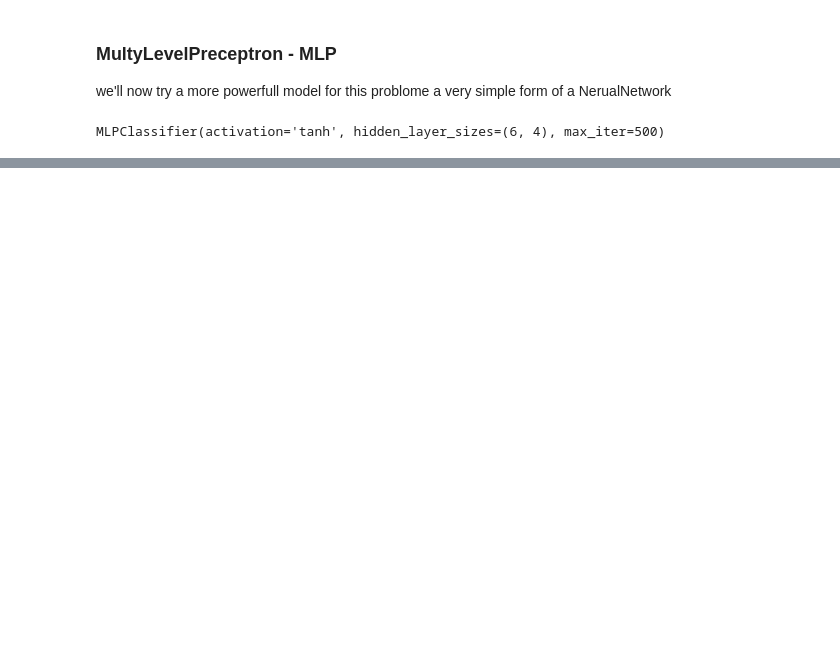
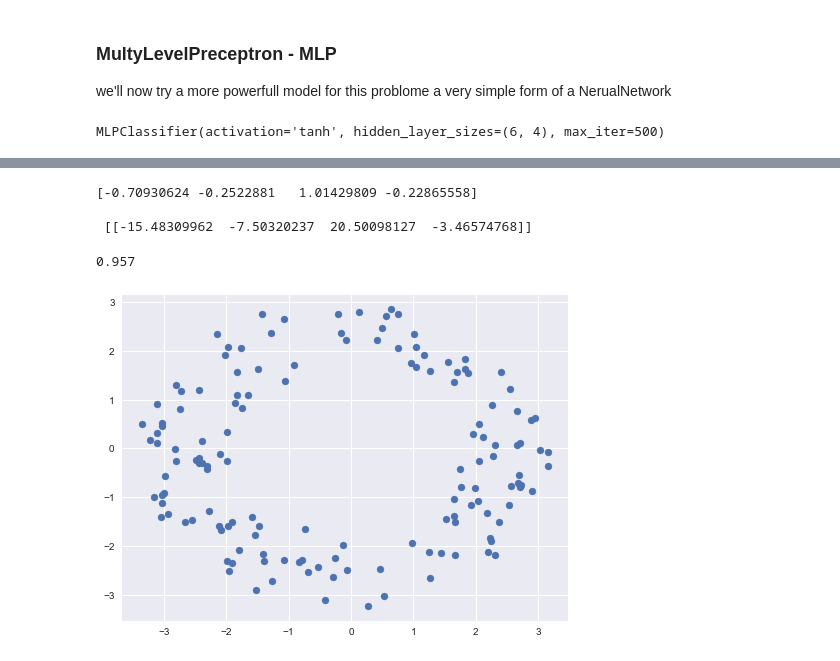
Before and after one commit to Israel0545488592/NeuralComputing1, a Jupyter notebook: train_test_adaline.ipynb, the cells around one changed output, grey strips where cells are left out. Saved outputs shown, nothing was run; the diff lists cells and outputs as text; code cells hidden in the pictures; blank space fills up the shorter version.

```diff
--- a/train_test_adaline.ipynb
+++ b/train_test_adaline.ipynb
@@ -345,9 +303,0 @@ for layer_i in range(len(mlp.coefs_)):
-# %%
-for i in range(len(mlp.coefs_)):
-    for node_i in range(len(mlp.coefs_[i].T)):
-        n = preds[i][node_i]
-        yes = n >= 0
-        no =  n < 0
-        plt.scatter(test_data[yes][:,0], test_data[yes][:,1], color = 'g')
-        plt.scatter(test_data[no][:,0], test_data[no][:,1], color = 'r')
-        plt.show()
@@ -371,0 +304,36 @@ for i in range(len(mlp.coefs_)):
+# %%
+# the last layer of the network is just like the adaline
+# only the data it works with has been prossesed by the
+# other layers, so a reasonable hypophasis would be:
+# training an adaline on the data
+# incripted by the hidden layers
+# and trying to classfy with it the origonal data
+# should work as well as the hole net.
+
+incripted_data = np.array(preds[1]).T
+# %%
+neuron = adaline(4, 0.2)
+history = neuron.train(incripted_data, test_label)
+
+print(neuron.weights, '\n\n', mlp.coefs_[2].T)
+# %% [output]
+[-0.70930624 -0.2522881   1.01429809 -0.22865558]
+
+ [[-15.48309962  -7.50320237  20.50098127  -3.46574768]]
+# %%
+pred = np.array([neuron.predict(i) for i in incripted_data])
+pred = pred >= 0.5
+
+metrics.accuracy_score(test_label, pred)
+# %% [output]
+0.957
+# %%
+# it works!!!!!!
+
+posetive = test_data[np.where(pred == True)]
+
+plt.figure(figsize = (8, 6))
+plt.scatter(posetive[:, 0], posetive[:, 1])
+plt.show()
+# %% [output]
+[figure, added]
```
Also changed, not shown: parts of 25 cells of this notebook.
